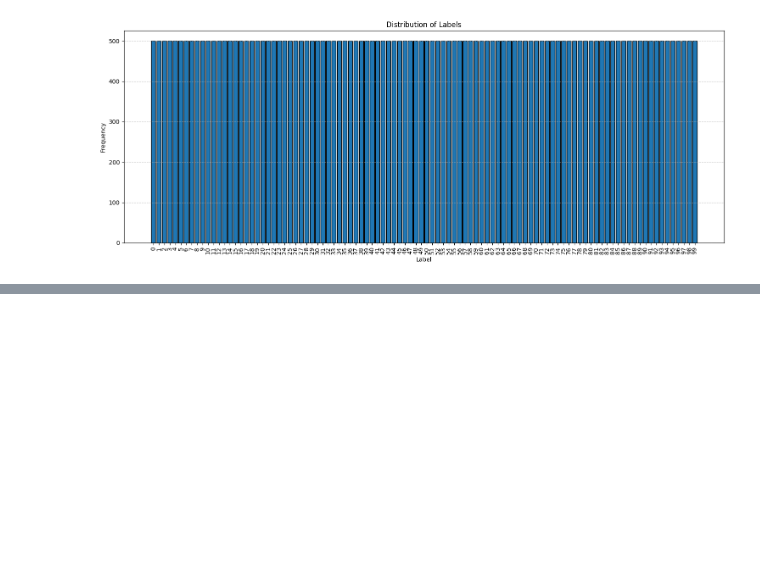
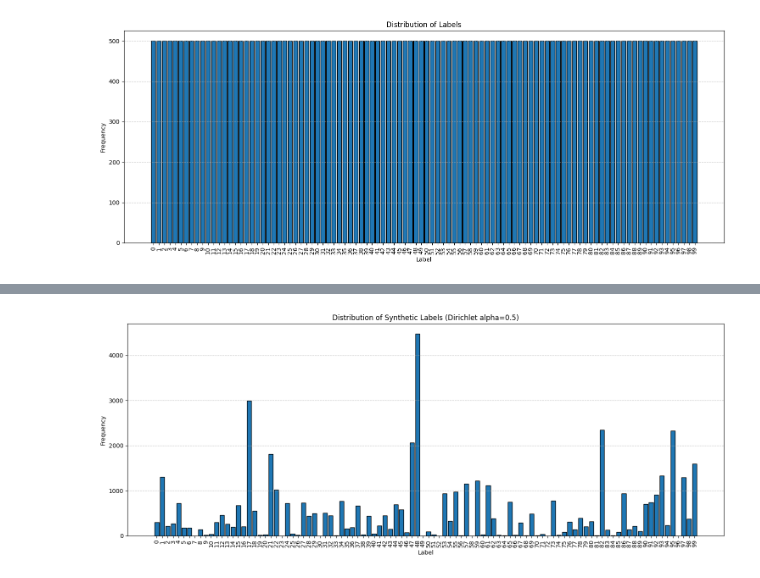
Before and after one commit to QI-XIANG/FL_Data_EDA, a Jupyter notebook: cifar100.ipynb, the cells around one changed output, grey strips where cells are left out. Drawn from its saved outputs; the diff is of its cells as text; code cells hidden in the pictures; blank space fills up the shorter version.

```diff
--- a/cifar100.ipynb
+++ b/cifar100.ipynb
@@ -104,0 +105,50 @@ plt.show()
+# %%
+import pickle
+import numpy as np
+import matplotlib.pyplot as plt
+
+def unpickle(file):
+    with open(file, 'rb') as fo:
+        data_dict = pickle.load(fo, encoding='bytes')
+    return data_dict
+
+# Load CIFAR-100 data
+file_path = r'cifar-100-python\train'  # Adjust this path as necessary
+datadict = unpickle(file_path)
+
+# Extract labels
+Y = datadict[b'fine_labels']
+Y = np.array(Y)
+
+# Number of samples in CIFAR-100 training set
+num_samples = len(Y)
+
+# Parameters for Dirichlet distribution
+alpha = 0.5
+num_categories = 100  # Number of CIFAR-100 labels
+
+# Generate Dirichlet distribution samples
+dirichlet_proportions = np.random.dirichlet([alpha] * num_categories, size=1)[0]
+
+# Create synthetic label distribution based on Dirichlet proportions
+synthetic_labels = np.random.choice(
+    num_categories,
+    size=num_samples,
+    p=dirichlet_proportions
+)
+
+# Plot histogram of synthetic Dirichlet-based labels
+plt.figure(figsize=(15, 6))
+plt.hist(synthetic_labels, bins=np.arange(num_categories + 1) - 0.5, edgecolor='black', rwidth=0.8)
+plt.title(f'Distribution of Synthetic Labels (Dirichlet alpha={alpha})')
+plt.xlabel('Label')
+plt.ylabel('Frequency')
+
+# Set x-axis ticks to show all labels from 0 to 99
+plt.xticks(ticks=np.arange(num_categories), labels=np.arange(num_categories), rotation=90)
+
+plt.grid(axis='y', linestyle='--', alpha=0.7)
+plt.tight_layout()
+plt.show()
+# %% [output]
+[figure, added]
```
Also changed, not shown: parts of 1 cell of this notebook, 1 other file.
